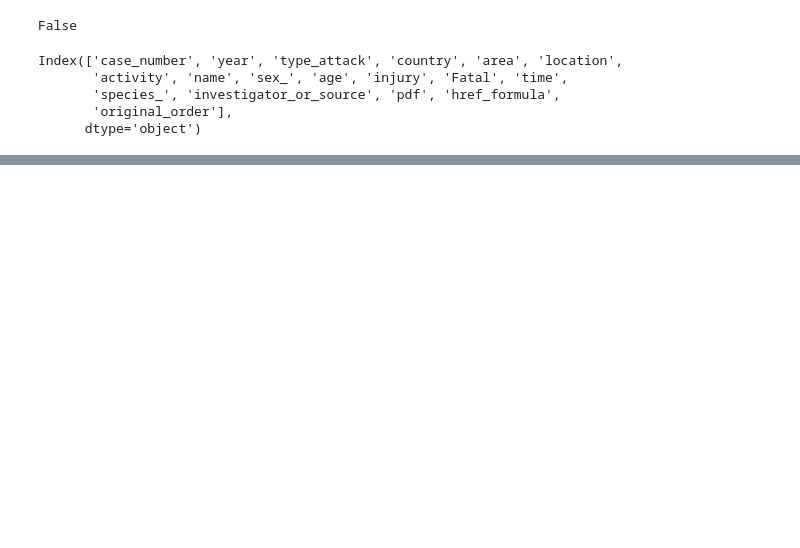
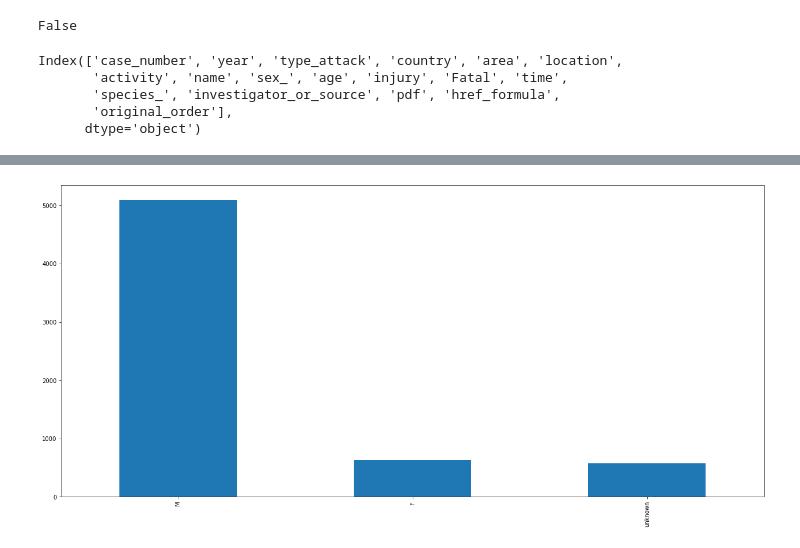
Before and after one commit to AnaChaparro/-Proyecto-Sharks-Ana-Chaparro, a Jupyter notebook: Proyecto_Sharks.ipynb, the cells around one changed output, grey strips where cells are left out. Cells and saved outputs as stored; diff of their text form; code cells hidden in the pictures; blank space fills up the shorter version.

```diff
--- a/Proyecto_Sharks.ipynb
+++ b/Proyecto_Sharks.ipynb
@@ -1139,0 +1249,5 @@ attacks_limpio.to_csv('attacks_limpio.csv', index=False)
+# %%
+plt.figure(figsize=(22,10))
+sharks.Sex.value_counts()[:20].plot.bar();
+# %% [output]
+[figure, added]
```
Also changed, not shown: parts of 41 cells of this notebook.
